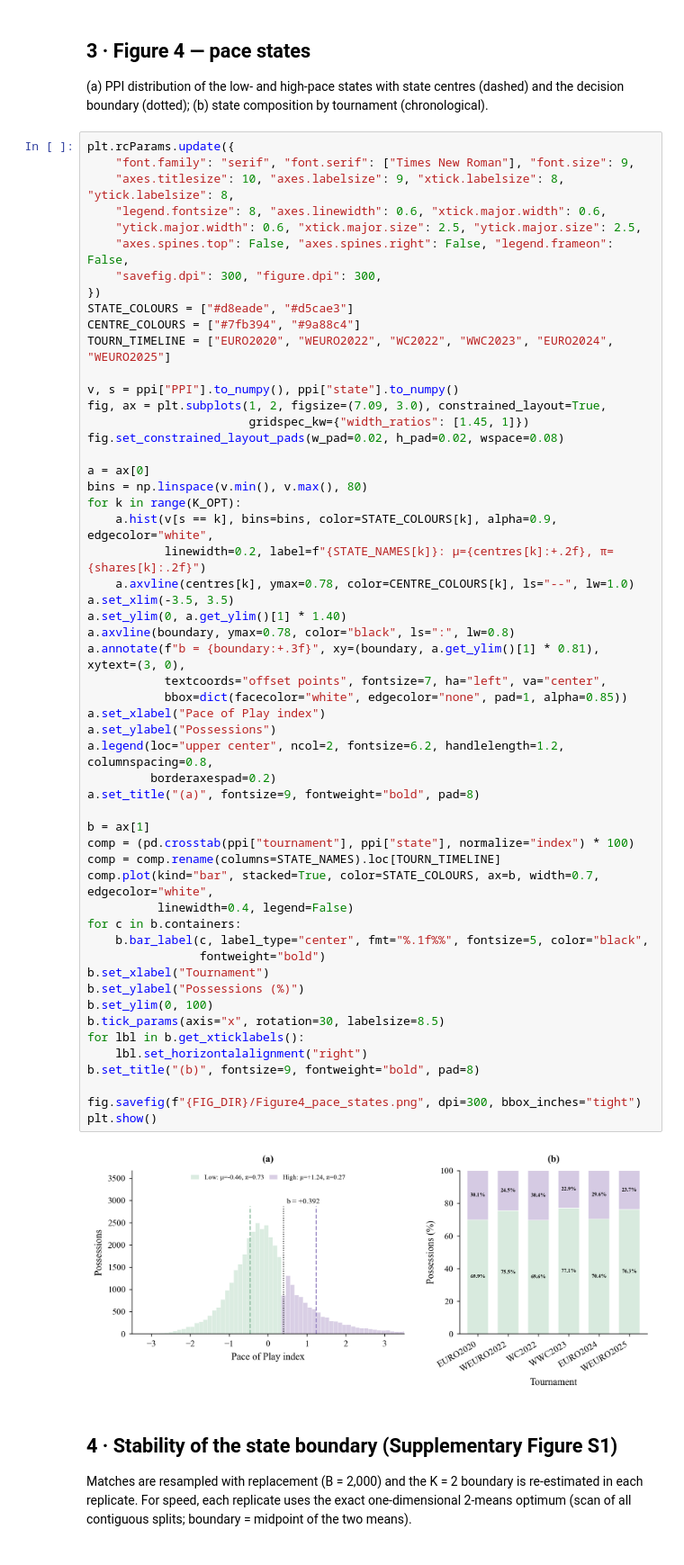
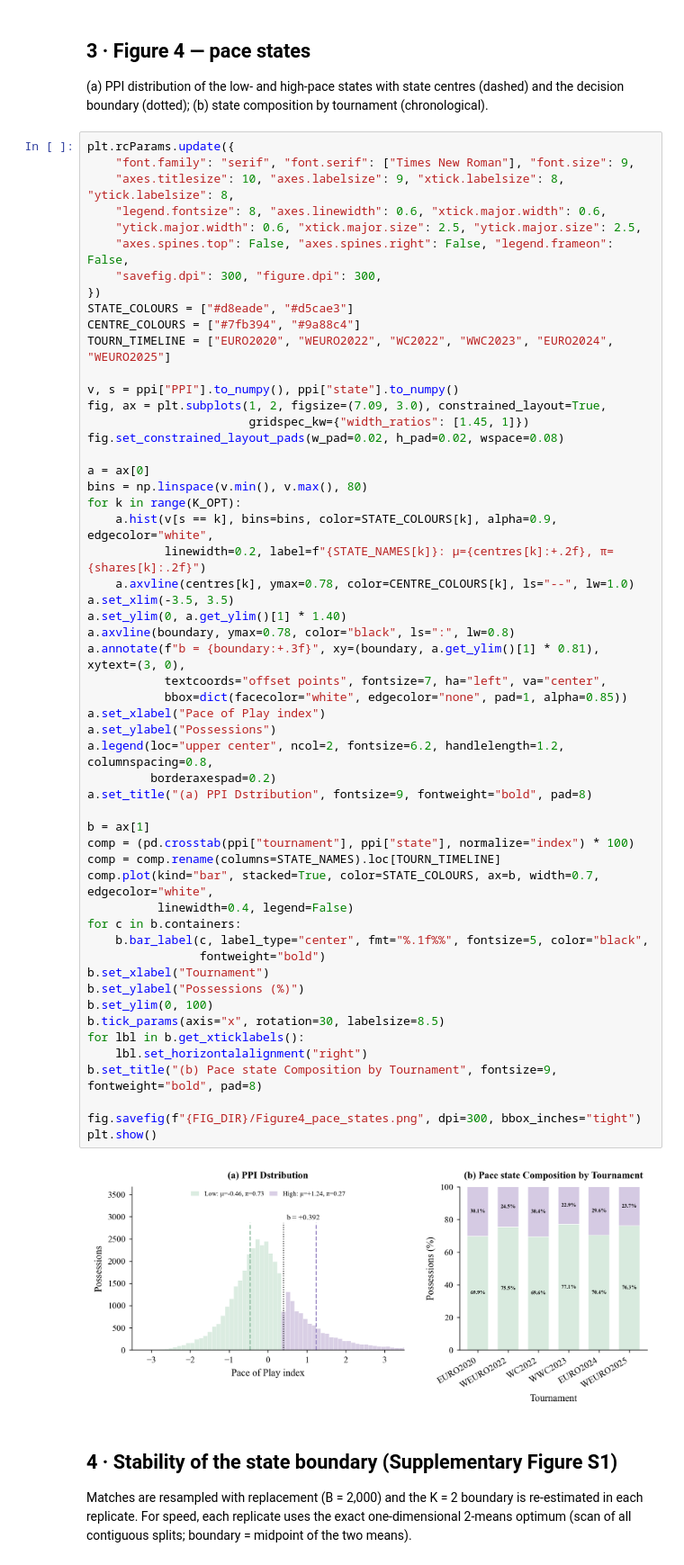
Before and after one commit to ouyang1030/football-pace, a Jupyter notebook: 4-tactical-clustering.ipynb, the cells around one changed output. Shown at 90% size. Saved outputs shown, nothing was run; the diff lists cells and outputs as text.

```diff
--- a/4-tactical-clustering.ipynb
+++ b/4-tactical-clustering.ipynb
@@ -274,36 +274,36 @@ for k in range(K_OPT):
     a.axvline(centres[k], ymax=0.78, color=CENTRE_COLOURS[k], ls="--", lw=1.0)
 a.set_xlim(-3.5, 3.5)
 a.set_ylim(0, a.get_ylim()[1] * 1.40)
 a.axvline(boundary, ymax=0.78, color="black", ls=":", lw=0.8)
 a.annotate(f"b = {boundary:+.3f}", xy=(boundary, a.get_ylim()[1] * 0.81), xytext=(3, 0),
            textcoords="offset points", fontsize=7, ha="left", va="center",
            bbox=dict(facecolor="white", edgecolor="none", pad=1, alpha=0.85))
 a.set_xlabel("Pace of Play index")
 a.set_ylabel("Possessions")
 a.legend(loc="upper center", ncol=2, fontsize=6.2, handlelength=1.2, columnspacing=0.8,
          borderaxespad=0.2)
-a.set_title("(a)", fontsize=9, fontweight="bold", pad=8)
+a.set_title("(a) PPI Dstribution", fontsize=9, fontweight="bold", pad=8)
 
 b = ax[1]
 comp = (pd.crosstab(ppi["tournament"], ppi["state"], normalize="index") * 100)
 comp = comp.rename(columns=STATE_NAMES).loc[TOURN_TIMELINE]
 comp.plot(kind="bar", stacked=True, color=STATE_COLOURS, ax=b, width=0.7, edgecolor="white",
           linewidth=0.4, legend=False)
 for c in b.containers:
     b.bar_label(c, label_type="center", fmt="%.1f%%", fontsize=5, color="black",
                 fontweight="bold")
 b.set_xlabel("Tournament")
 b.set_ylabel("Possessions (%)")
 b.set_ylim(0, 100)
 b.tick_params(axis="x", rotation=30, labelsize=8.5)
 for lbl in b.get_xticklabels():
     lbl.set_horizontalalignment("right")
-b.set_title("(b)", fontsize=9, fontweight="bold", pad=8)
+b.set_title("(b) Pace state Composition by Tournament", fontsize=9, fontweight="bold", pad=8)
 
 fig.savefig(f"{FIG_DIR}/Figure4_pace_states.png", dpi=300, bbox_inches="tight")
 plt.show()
 # %% [output]
-[figure, old version]
+[figure, new version]
 # %% [markdown]
 ## 4 · Stability of the state boundary (Supplementary Figure S1)
 
```
